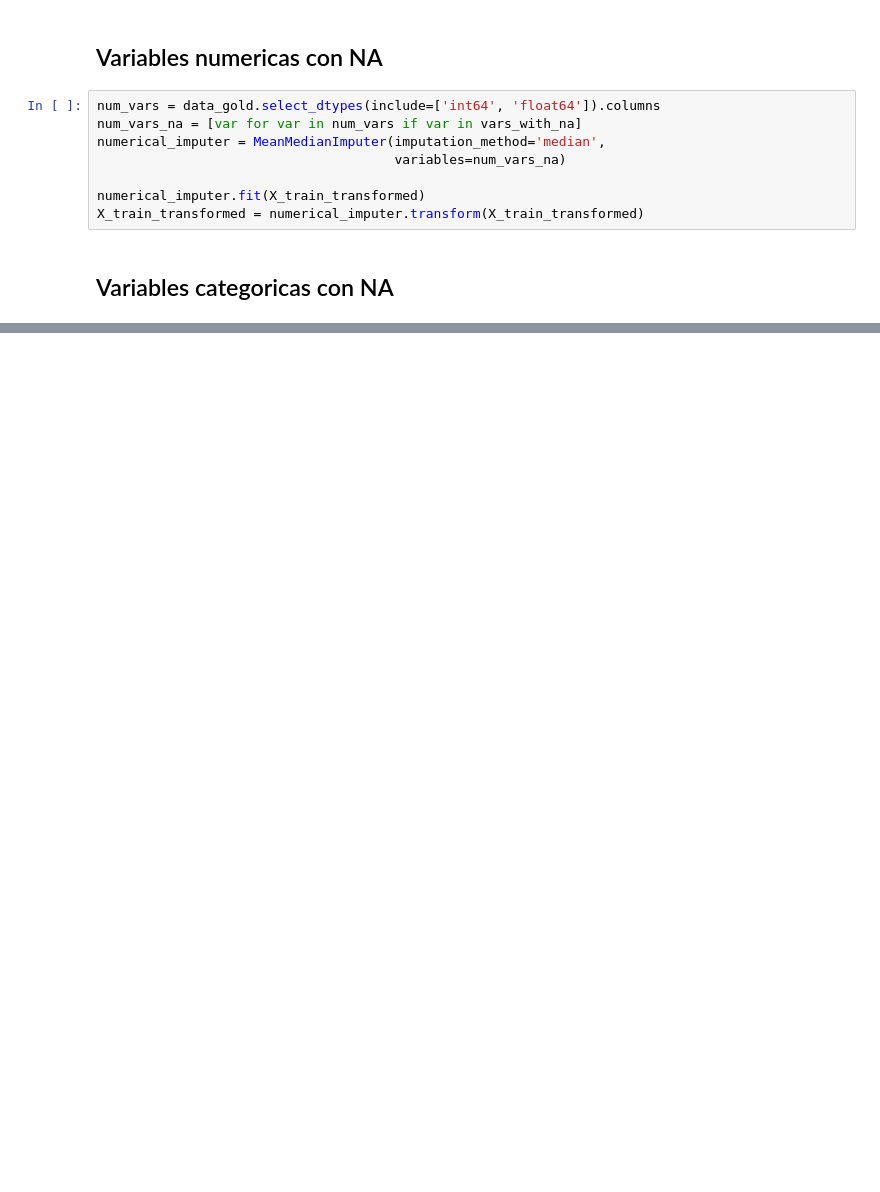
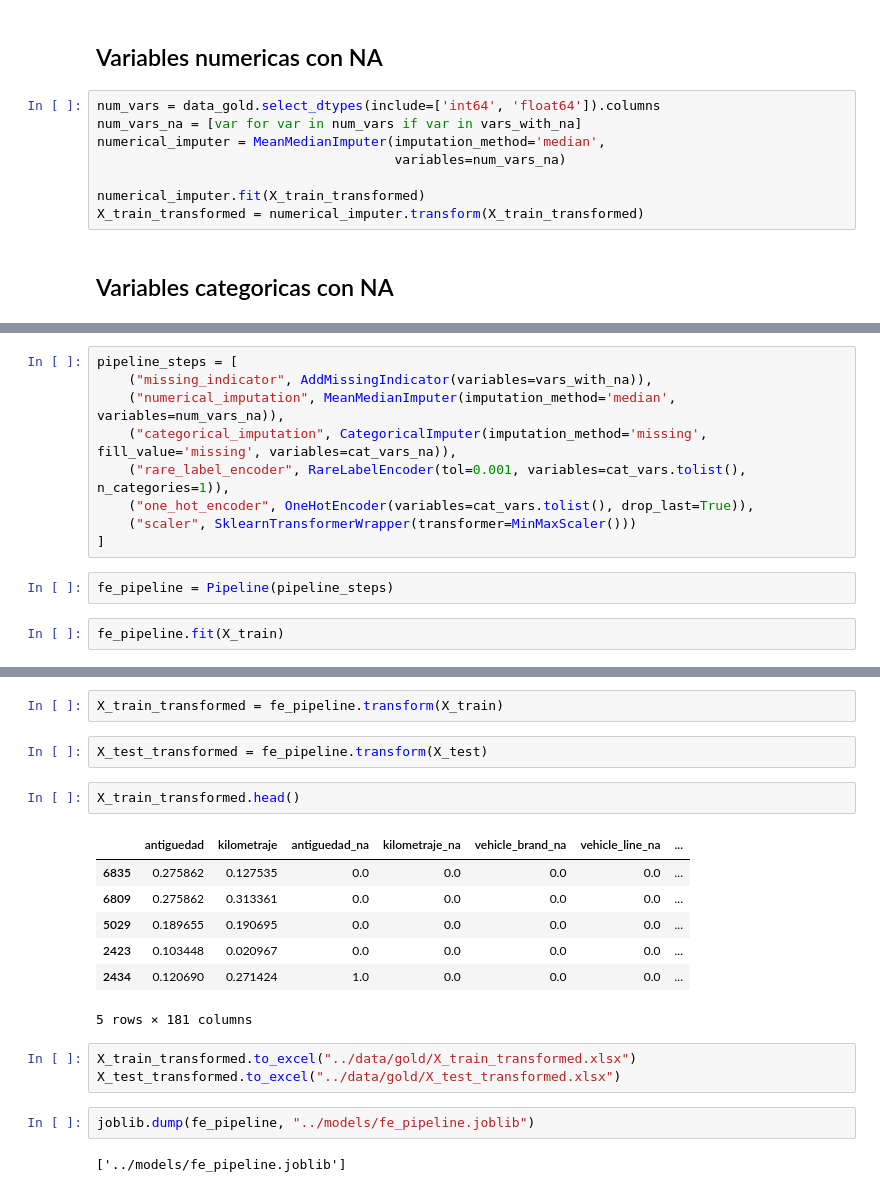
Before and after one commit to Wilmar3752/python_basic_ds_course, a Jupyter notebook: notebooks/3.feature_engineering.ipynb, the cells around one changed output, grey strips where cells are left out. Drawn from its saved outputs; the diff is of its cells as text; blank space fills up the shorter version.

```diff
--- a/notebooks/3.feature_engineering.ipynb
+++ b/notebooks/3.feature_engineering.ipynb
@@ -58,0 +136,13 @@ X_train_transformed.head()
+# %%
+pipeline_steps = [
+    ("missing_indicator", AddMissingIndicator(variables=vars_with_na)),
+    ("numerical_imputation", MeanMedianImputer(imputation_method='median', variables=num_vars_na)),
+    ("categorical_imputation", CategoricalImputer(imputation_method='missing', fill_value='missing', variables=cat_vars_na)),
+    ("rare_label_encoder", RareLabelEncoder(tol=0.001, variables=cat_vars.tolist(), n_categories=1)),
+    ("one_hot_encoder", OneHotEncoder(variables=cat_vars.tolist(), drop_last=True)),
+    ("scaler", SklearnTransformerWrapper(transformer=MinMaxScaler()))
+]
+# %%
+fe_pipeline = Pipeline(pipeline_steps)
+# %%
+fe_pipeline.fit(X_train)
@@ -58,0 +170,21 @@ X_train_transformed.head()
+# %%
+X_train_transformed = fe_pipeline.transform(X_train)
+# %%
+X_test_transformed = fe_pipeline.transform(X_test)
+# %%
+X_train_transformed.head()
+# %% [output]
+|  | antiguedad | kilometraje | antiguedad_na | kilometraje_na | vehicle_brand_na | vehicle_line_na | ... |
+| 6835 | 0.275862 | 0.127535 | 0.0 | 0.0 | 0.0 | 0.0 | ... |
+| 6809 | 0.275862 | 0.313361 | 0.0 | 0.0 | 0.0 | 0.0 | ... |
+| 5029 | 0.189655 | 0.190695 | 0.0 | 0.0 | 0.0 | 0.0 | ... |
+| 2423 | 0.103448 | 0.020967 | 0.0 | 0.0 | 0.0 | 0.0 | ... |
+| 2434 | 0.120690 | 0.271424 | 1.0 | 0.0 | 0.0 | 0.0 | ... |
+5 rows × 181 columns
+# %%
+X_train_transformed.to_excel("../data/gold/X_train_transformed.xlsx")
+X_test_transformed.to_excel("../data/gold/X_test_transformed.xlsx")
+# %%
+joblib.dump(fe_pipeline, "../models/fe_pipeline.joblib")
+# %% [output]
+['../models/fe_pipeline.joblib']
```
Also changed, not shown: parts of 15 cells of this notebook, 3 other files.
